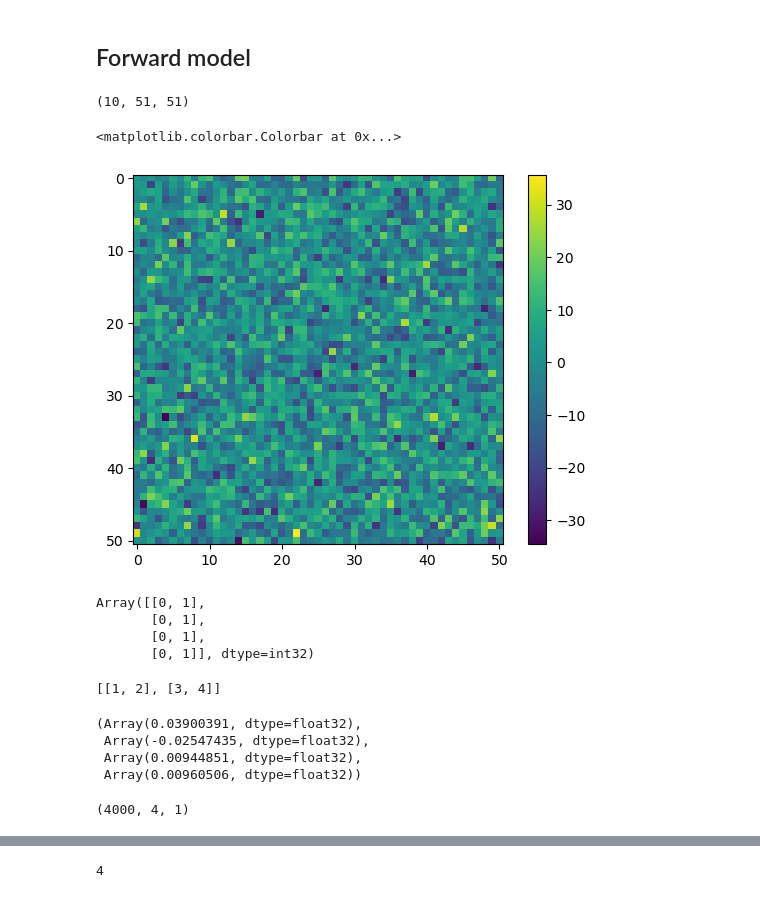
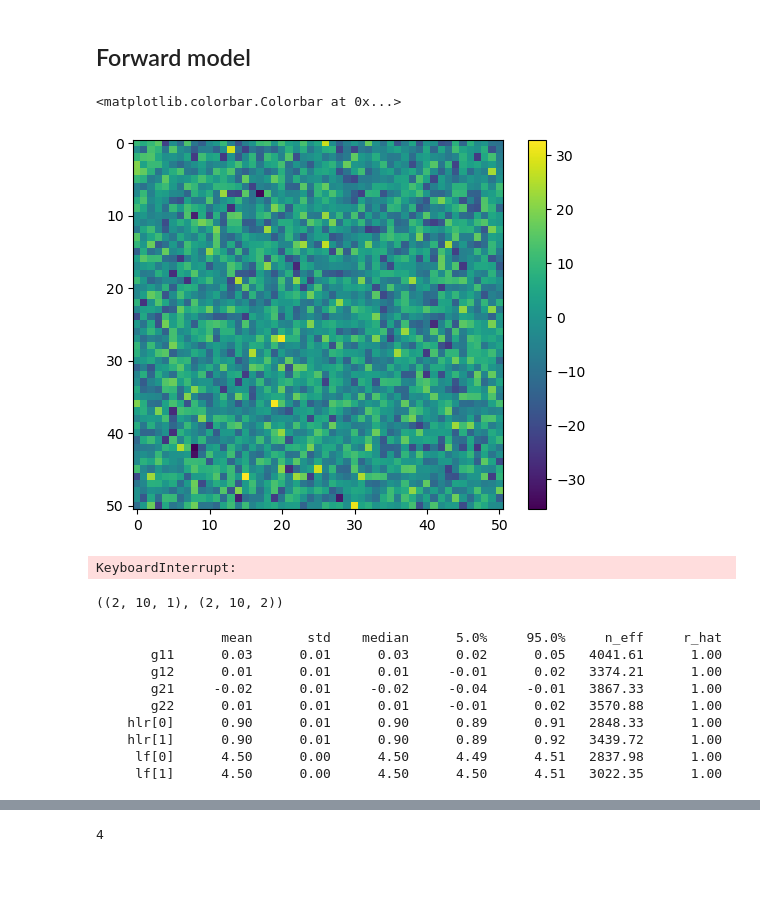
Before and after one commit to LSSTDESC/BPD, a Jupyter notebook: notebooks/two_shears.ipynb, the cells around one changed output, grey strips where cells are left out. Saved outputs shown, nothing was run; the diff lists cells and outputs as text; code cells hidden in the pictures.

```diff
--- a/notebooks/two_shears.ipynb
+++ b/notebooks/two_shears.ipynb
@@ -81,22 +78,19 @@ assert len(jnp.unique(TOMO_BINS)) == G.shape[0] == N_TOMO
 
 #params
 TRUE_PARAMS = {'lfs': LF, 'hlrs': HLR, 'gs': G, 'poss': POS, 'tomo_bins':TOMO_BINS}
-TRUE_PARAMS = {k:v[None] for k,v in TRUE_PARAMS.items()}
 # TRUE_PARAMS_ARR = {k:jnp.array([v]) for k,v in TRUE_PARAMS.items()}
 # %%
-# get true image (no noise)
 def _draw_gals():
-    fim = np.zeros((SLEN,SLEN))
+    fim = np.zeros((SLEN, SLEN))
     for ii in range(N_GAL):
         gal = _galsim.Gaussian(flux=TRUE_FLUX, half_light_radius=TRUE_HLR)
         t = TOMO_BINS[ii]
         gal = gal.shear(g1=G[t, 0], g2=G[t, 1])
         dx, dy = POS[ii]
         pos = _galsim.PositionD(x=dx, y=dy)
-        psf = _galsim.Gaussian(flux=1., half_light_radius=PSF_HLR)
+        psf = _galsim.Gaussian(flux=1.0, half_light_radius=PSF_HLR)
         gal_conv = _galsim.Convolve([gal, psf])
-        im = gal_conv.drawImage(nx=SLEN,ny=SLEN,scale=PIXEL_SCALE,
-                                  offset=pos)
+        im = gal_conv.drawImage(nx=SLEN, ny=SLEN, scale=PIXEL_SCALE, offset=pos)
         fim += im.array
 
     return fim
@@ -125,28 +118,16 @@ def draw_gals(lfs, hlrs,  gs, poss, tomo_bins):
                                )
         fim += image.array
     return fim
-# %%
-data, _ = add_noise(TRUE_IMAGE, BACKGROUND, n=10)
-data.shape
-# %% [output]
-(10, 51, 51)
 # %%
 # check error is very small on true thingies
 TRUE_IMAGE = _draw_gals()
 image, _ = add_noise(TRUE_IMAGE, BACKGROUND, n=1)
-arr = image[0] - draw_gals(**TRUE_PARAMS)[0]
+arr = image[0] - draw_gals(**TRUE_PARAMS)
 plt.imshow(arr)
 plt.colorbar()
 # %% [output]
 <matplotlib.colorbar.Colorbar at 0x...>
-[figure, old version]
+[figure, new version]
-# %%
-jnp.repeat(TOMO_BINS[None], 4, axis=0)
-# %% [output]
-Array([[0, 1],
-       [0, 1],
-       [0, 1],
-       [0, 1]], dtype=int32)
 # %%
 import math
 def prob_model(data):
@@ -178,20 +147,14 @@ def prob_model(data):
-# %%
-a = jnp.array([1,1])
-b = jnp.array([2, 2])
-c = jnp.array([3,3])
-d = jnp.array([4,4])
-abcd = [ [[ai.item(),bi.item()],[ci.item(),di.item()]] for ai,bi,ci,di in zip(a,b,c,d)]
-print(abcd[0])
-# %% [output]
-[[1, 2], [3, 4]]
 # %%
 from numpyro.infer.initialization import init_to_median
 
 data, _ = add_noise(TRUE_IMAGE, BACKGROUND, n=1)
 nuts_kernel = NUTS(prob_model, max_tree_depth=10,
-            # init_strategy=init_to_median,  find_heuristic_step_size=True
-                  )
+                    init_strategy=init_to_median,
+                   # find_heuristic_step_size=True
+            )
 mcmc = MCMC(nuts_kernel, num_warmup=1000, num_samples=4000,
             num_chains=1, chain_method="sequential")
-rng_key = random.PRNGKey(11)
-mcmc.run(rng_key, data=data)
+rng_key = random.PRNGKey(4)
+mcmc.run(rng_key, data=data[0])
+# %% [output]
+KeyboardInterrupt:
@@ -198,16 +165,23 @@ mcmc.run(rng_key, data=data)
+# %%
+_samples['g11'].shape, _samples['lf'].shape
+# %% [output]
+((2, 10, 1), (2, 10, 2))
 # %%
 # snapshot
 samples = mcmc.get_samples(group_by_chain=False)
-samples['g11'][:, 3, 0].mean(), samples['g21'][:, 3, 0].mean(), samples['g11'][:, 3, 0].std(), samples['g21'][:, 3, 0].std()
+# samples['g11'][:, 3, 0].mean(), samples['g21'][:, 3, 0].mean(), samples['g11'][:, 3, 0].std(), samples['g21'][:, 3, 0].std()
-# %% [output]
-(Array(0.03900391, dtype=float32),
- Array(-0.02547435, dtype=float32),
- Array(0.00944851, dtype=float32),
- Array(0.00960506, dtype=float32))
-# %%
- samples['g21'].shape
-# %% [output]
-(4000, 4, 1)
+# %%
+print_summary(mcmc.get_samples(), group_by_chain=False)
+# %% [output]
+                mean       std    median      5.0%     95.0%     n_eff     r_hat
+       g11      0.03      0.01      0.03      0.02      0.05   4041.61      1.00
+       g12      0.01      0.01      0.01     -0.01      0.02   3374.21      1.00
+       g21     -0.02      0.01     -0.02     -0.04     -0.01   3867.33      1.00
+       g22      0.01      0.01      0.01     -0.01      0.02   3570.88      1.00
+    hlr[0]      0.90      0.01      0.90      0.89      0.91   2848.33      1.00
+    hlr[1]      0.90      0.01      0.90      0.89      0.92   3439.72      1.00
+     lf[0]      4.50      0.00      4.50      4.49      4.51   2837.98      1.00
+     lf[1]      4.50      0.00      4.50      4.50      4.51   3022.35      1.00
 # %%
 # example of corner plots for 1 chain
 from chainconsumer import ChainConsumer, Truth, Chain
```
Also changed, not shown: parts of 9 cells of this notebook.
